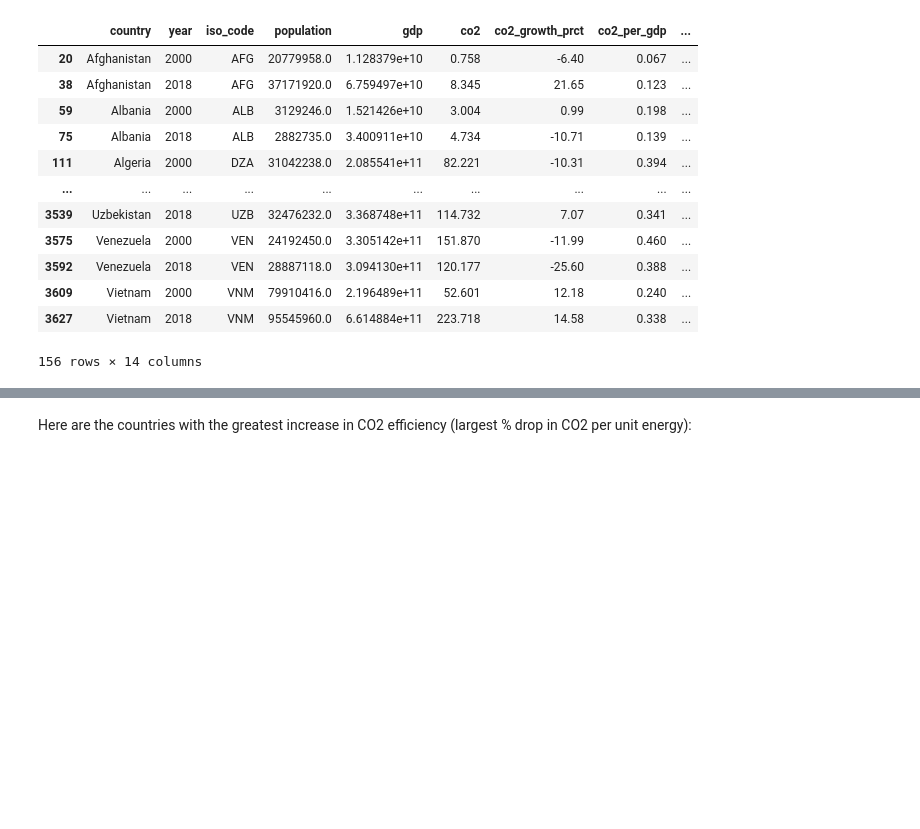
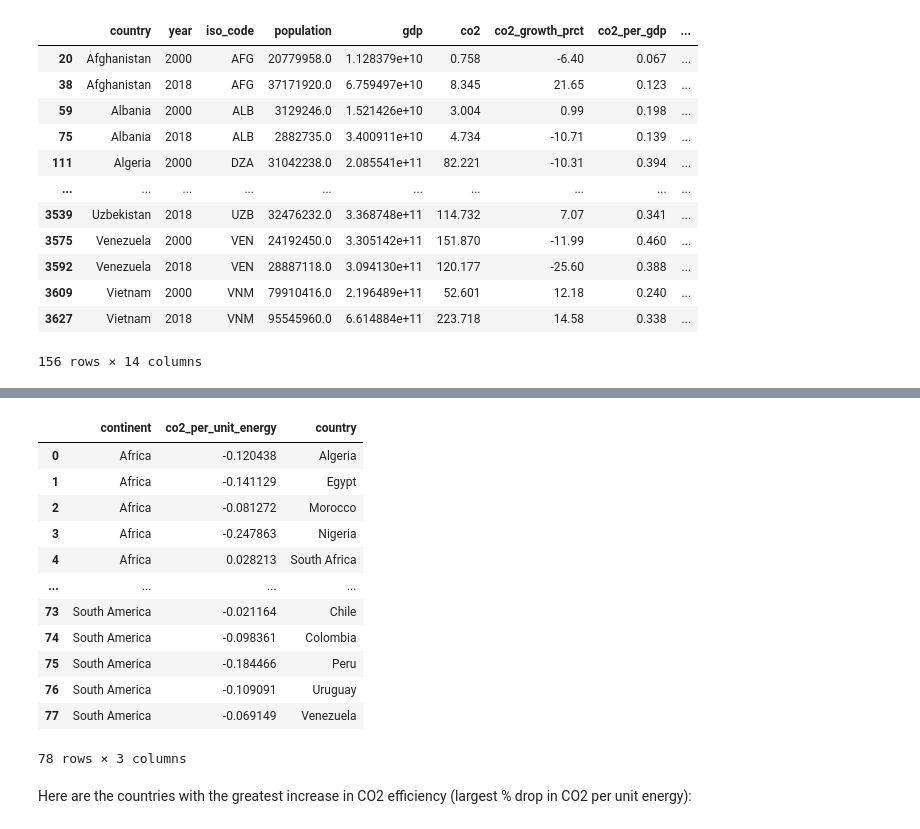
Before and after one commit to haruiz/STAT650-midterm, a Jupyter notebook: midterm_analysis.ipynb, the cells around one changed output, grey strips where cells are left out. Cells and saved outputs as stored; diff of their text form; code cells hidden in the pictures; blank space fills up the shorter version.

```diff
--- a/midterm_analysis.ipynb
+++ b/midterm_analysis.ipynb
@@ -306,3 +332,19 @@ pct_change_co2_per_unit_energy = data_2000_2018.loc[:,['country','co2_per_unit_e
+# %%
+pct_change_co2_per_unit_energy.loc[:,['continent', 'co2_per_unit_energy', 'country']]
+# %% [output]
+|  | continent | co2_per_unit_energy | country |
+| 0 | Africa | -0.120438 | Algeria |
+| 1 | Africa | -0.141129 | Egypt |
+| 2 | Africa | -0.081272 | Morocco |
+| 3 | Africa | -0.247863 | Nigeria |
+| 4 | Africa | 0.028213 | South Africa |
+| ... | ... | ... | ... |
+| 73 | South America | -0.021164 | Chile |
+| 74 | South America | -0.098361 | Colombia |
+| 75 | South America | -0.184466 | Peru |
+| 76 | South America | -0.109091 | Uruguay |
+| 77 | South America | -0.069149 | Venezuela |
+78 rows × 3 columns
 # %% [markdown]
 Here are the countries with the greatest increase in CO2 efficiency (largest % drop in CO2 per unit energy):
 # %%
```
Also changed, not shown: parts of 11 cells of this notebook, 1 other file.
